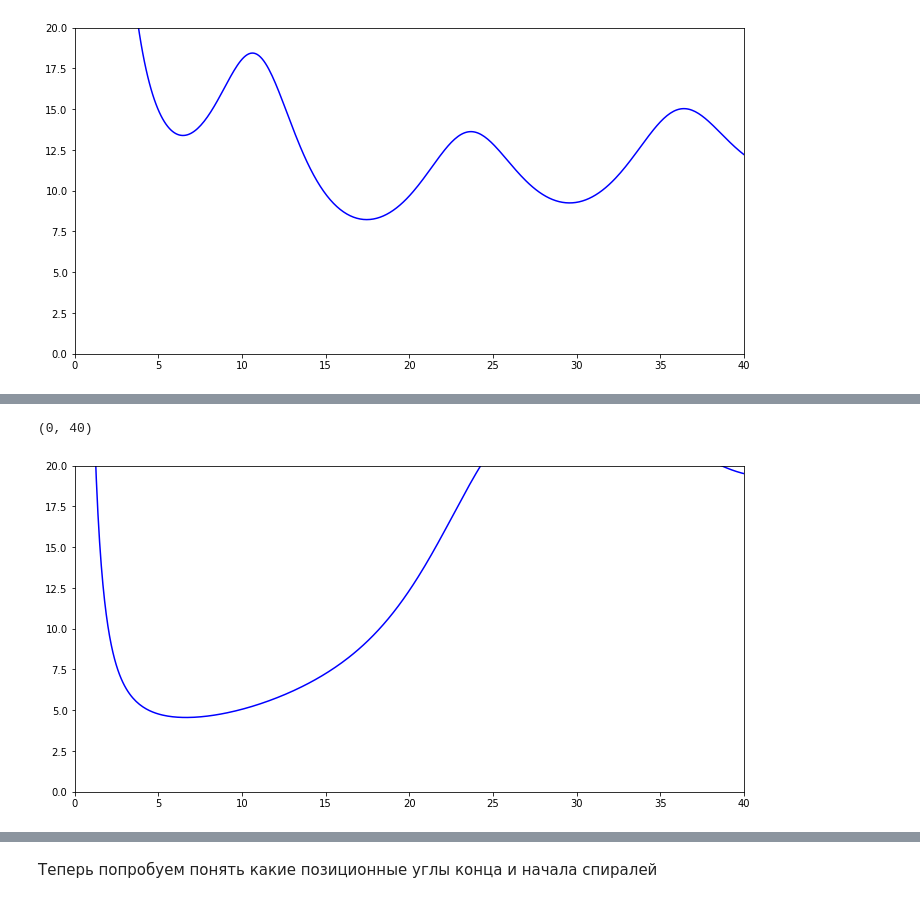
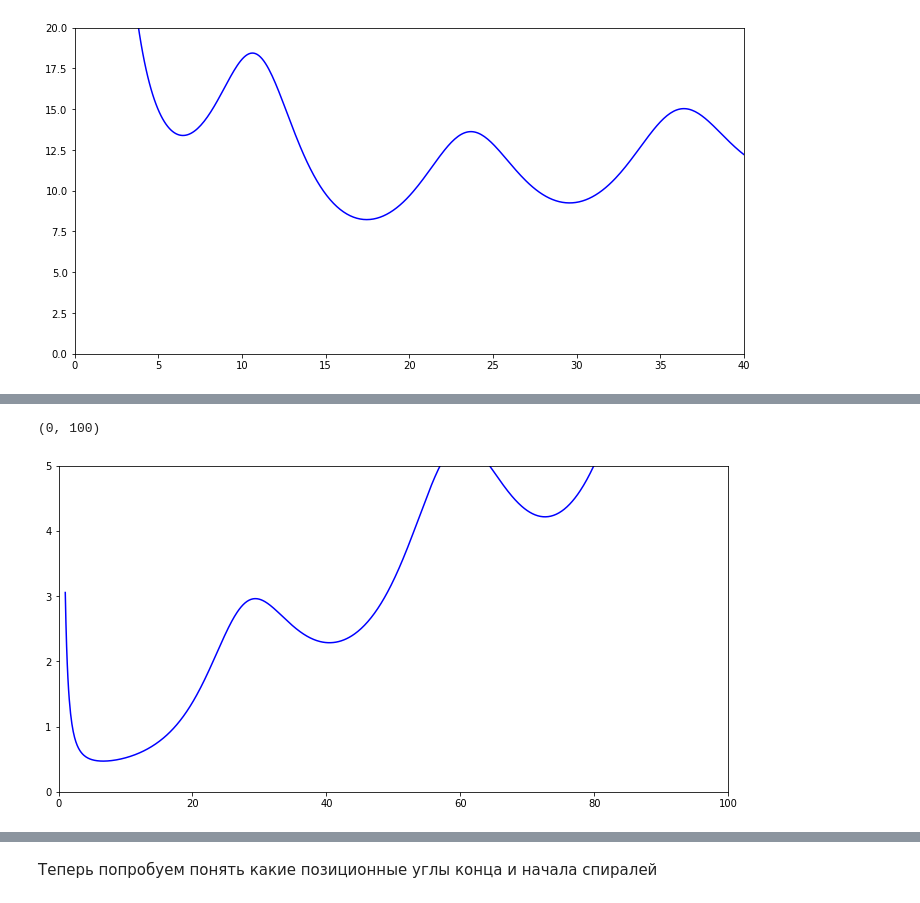
Before and after one commit to ValerieKostiuk/Course-work, a Jupyter notebook: NGC3627/spiral_arm_instability.ipynb, the cells around one changed output, grey strips where cells are left out. Drawn from its saved outputs; the diff is of its cells as text; code cells hidden in the pictures.

Commit message:
try to check spiral arm instability parameter in stellar disk

```diff
--- a/NGC3627/spiral_arm_instability.ipynb
+++ b/NGC3627/spiral_arm_instability.ipynb
@@ -124,12 +131,12 @@ mask_gas = new_data[0:-34,0:-4]
 def get_pitch_data(color=None):
     pitch = []
 
-    with open('spirals/Sigma_S/PGC0000_arm_tangents.reg', 'r') as file:
+    with open('spirals/HI/PGC0000_arm_tangents.reg', 'r') as file:
         for l in file.readlines():
             color_ = l[l.index('color=')+6:l.index('pitch=')].replace('  ', '')
 
             if color_ == color:
-                pitch.append(l[l.index('pitch=')+6:])
+                pitch.append(float(l[l.index('pitch=')+6:]))
 
     return pitch
 
@@ -140,9 +147,9 @@ def get_peak_density_data(filename=None):
     with open(filename, 'r') as file
         lines = file.readlines()
         for l in lines[1:]:
-            peak_flux.append(l[8])
-
-    peak_density = (6.07 * 2 * 1000 * cosi * peak_flux) / (10.6 * 8.85 * scale**2 * 1000**2)
+            param = l.split()
+            peak_flux = float(param[8])
+            peak_density.append(280 * cosi * peak_flux)
 
     return peak_density
 
@@ -154,10 +161,10 @@ def get_half_width_data(filename=None):
     with open(filename, 'r') as file
         lines = file.readlines()
         for l in lines[1:]:
-            width_left.append(l[5])
-            width_right.append(l[7])
-
-    width = coeff * (width_right + width_left) / 2
+            param = l.split()
+            width_left =  float(param[5])
+            width_right = float(param[7])
+            width.append(coeff * (width_right + width_left) * 0.5)
 
     return width
 # %% [markdown]
@@ -188,0 +200,15 @@ plt.xlim(0,40)
+# %%
+k = np.linspace(1,50,100)
+inst_param = np.zeros(dist_kpc.shape)
+phi_border =
+for i, row in enumerate(dist_kpc):
+    for j, col in enumerate(dist_kpc[0]):
+
+        for k in range(31):
+            if (mask_gas[i][j]!=1.) & (phi_borger[k]<=phi[i][j]<phi_border[k+1]) & (j>30):
+                sigma = sigma_s[i][j]/1000.
+                Omega = 50
+                W = width[k]#/np.cos(pitch[k])
+                Y = 1.44 * width[k] * peak_density[k]
+                S = (sigma**2 * k**2 + 4 * Omega**2) / (np.pi * G * f(k*W) * Y * k**2)
+                inst_param[i][j] = np.min(S)
@@ -189,3 +260,7 @@ plt.xlim(0,40)
+# %%
+from scipy.special import j0,j1,struve
+f = lambda y: j0(y) * struve(-1,y) + j1(y) * struve(0,y)
+S = lambda x: (sigma_S**2 * x**2 + 4 * Omega**2) / (np.pi * G * f(x*W_s) * Y_s * x**2)
 # %%
 S1 = lambda x: 1/np.pi*G*x**2 * (  (Y_g * f(x*W_g))/(sigma_g**2*x**2 + 4*Omega**2) + (Y_s * f(x*W_s))/(sigma_s**2*x**2 + 4*Omega**2) )
 # %%
@@ -199,13 +274,13 @@ Y_g = 1.4 * W_g * 8
 Y_s = 1.4 * W_s * 3000
 # %%
 k = np.linspace(1,100,1000)
-Crit = S1(k)
+Crit = S(k)
 # %%
 plt.figure(figsize=[12, 6])
-plt.plot(k,1/Crit,'blue')
-plt.ylim(0,20)
-plt.xlim(0,40)
+plt.plot(k,Crit,'blue')
+plt.ylim(0,5)
+plt.xlim(0,100)
 # %% [output]
-(0, 40)
+(0, 100)
-[figure, old version]
+[figure, new version]
 # %%
```
Also changed, not shown: parts of 22 cells of this notebook.
